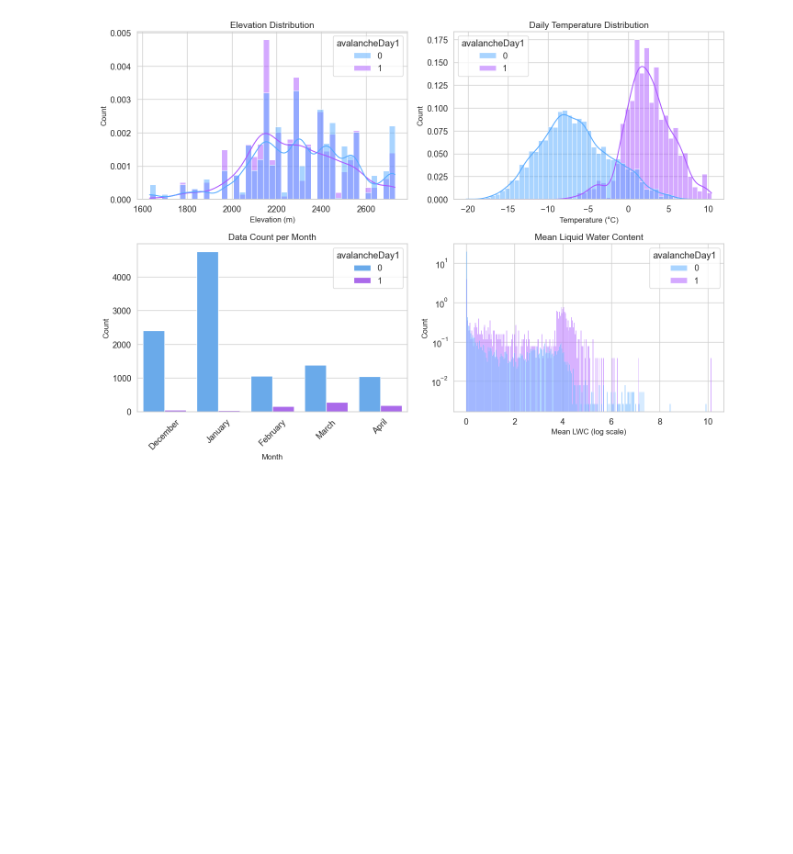
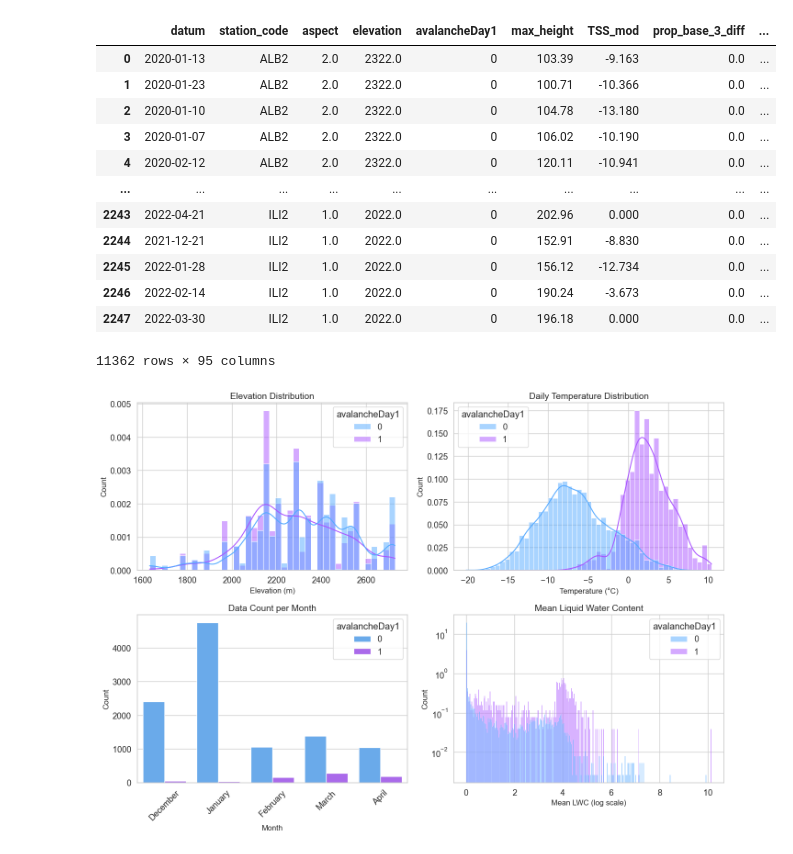
Before and after one commit to IlyaYakushevskiy/avalanche_sat, a Jupyter notebook: Exploratory Data Analysis/Analysis._yas.ipynb, the cells around one changed output. Drawn from its saved outputs; the diff is of its cells as text; code cells hidden in the pictures; blank space fills up the shorter version.

```diff
--- a/Exploratory Data Analysis/Analysis._yas.ipynb
+++ b/Exploratory Data Analysis/Analysis._yas.ipynb
@@ -29,8 +29,13 @@ from sklearn.calibration import calibration_curve
 from statsmodels.stats.outliers_influence import variance_inflation_factor
 import statsmodels.api as sm
 # %%
-df1=pd.read_csv(r'C:\Users\Yasaman\avalanche_sat\Data\dataset1.csv')
-df2=pd.read_csv(r'C:\Users\Yasaman\avalanche_sat\Data\dataset2.csv')
+df1=pd.read_csv(r'~\avalanche_sat\Data\dataset1.csv')
+df1['Dataset']='Data1'
+df2=pd.read_csv(r'~\avalanche_sat\Data\dataset2.csv')
+df2['Dataset']='Data2'
+df3=pd.read_csv(r'~\avalanche_sat\Data\dataset3_nowcast.csv')
+df3['Dataset']='Data3_nowcast'
+
 df=pd.concat([df1, df2,df3]).drop(columns='Unnamed: 0')
 df = df.loc[:, ~df.columns.duplicated()]
 
@@ -40,7 +45,8 @@ df['month'] = pd.to_datetime(df['datum']).dt.strftime('%B')
 
 
 
-
 month_order = list(calendar.month_name)[1:]  # ['January', ..., 'December']
 
 selected_months = [ 'December','January', 'February', 'March', 'April']
+# %%
+df=df.drop(columns=['Unnamed: 0.1.1'])
@@ -47,3 +55,19 @@ selected_months = [ 'December','January', 'February', 'March', 'April']
+# %%
+df
+# %% [output]
+|  | datum | station_code | aspect | elevation | avalancheDay1 | max_height | TSS_mod | prop_base_3_diff | ... |
+| 0 | 2020-01-13 | ALB2 | 2.0 | 2322.0 | 0 | 103.39 | -9.163 | 0.0 | ... |
+| 1 | 2020-01-23 | ALB2 | 2.0 | 2322.0 | 0 | 100.71 | -10.366 | 0.0 | ... |
+| 2 | 2020-01-10 | ALB2 | 2.0 | 2322.0 | 0 | 104.78 | -13.180 | 0.0 | ... |
+| 3 | 2020-01-07 | ALB2 | 2.0 | 2322.0 | 0 | 106.02 | -10.190 | 0.0 | ... |
+| 4 | 2020-02-12 | ALB2 | 2.0 | 2322.0 | 0 | 120.11 | -10.941 | 0.0 | ... |
+| ... | ... | ... | ... | ... | ... | ... | ... | ... | ... |
+| 2243 | 2022-04-21 | ILI2 | 1.0 | 2022.0 | 0 | 202.96 | 0.000 | 0.0 | ... |
+| 2244 | 2021-12-21 | ILI2 | 1.0 | 2022.0 | 0 | 152.91 | -8.830 | 0.0 | ... |
+| 2245 | 2022-01-28 | ILI2 | 1.0 | 2022.0 | 0 | 156.12 | -12.734 | 0.0 | ... |
+| 2246 | 2022-02-14 | ILI2 | 1.0 | 2022.0 | 0 | 190.24 | -3.673 | 0.0 | ... |
+| 2247 | 2022-03-30 | ILI2 | 1.0 | 2022.0 | 0 | 196.18 | 0.000 | 0.0 | ... |
+11362 rows × 95 columns
 # %%
 
 # Set a pretty seaborn style
```
Also changed, not shown: parts of 1 cell of this notebook, 1 other file.
